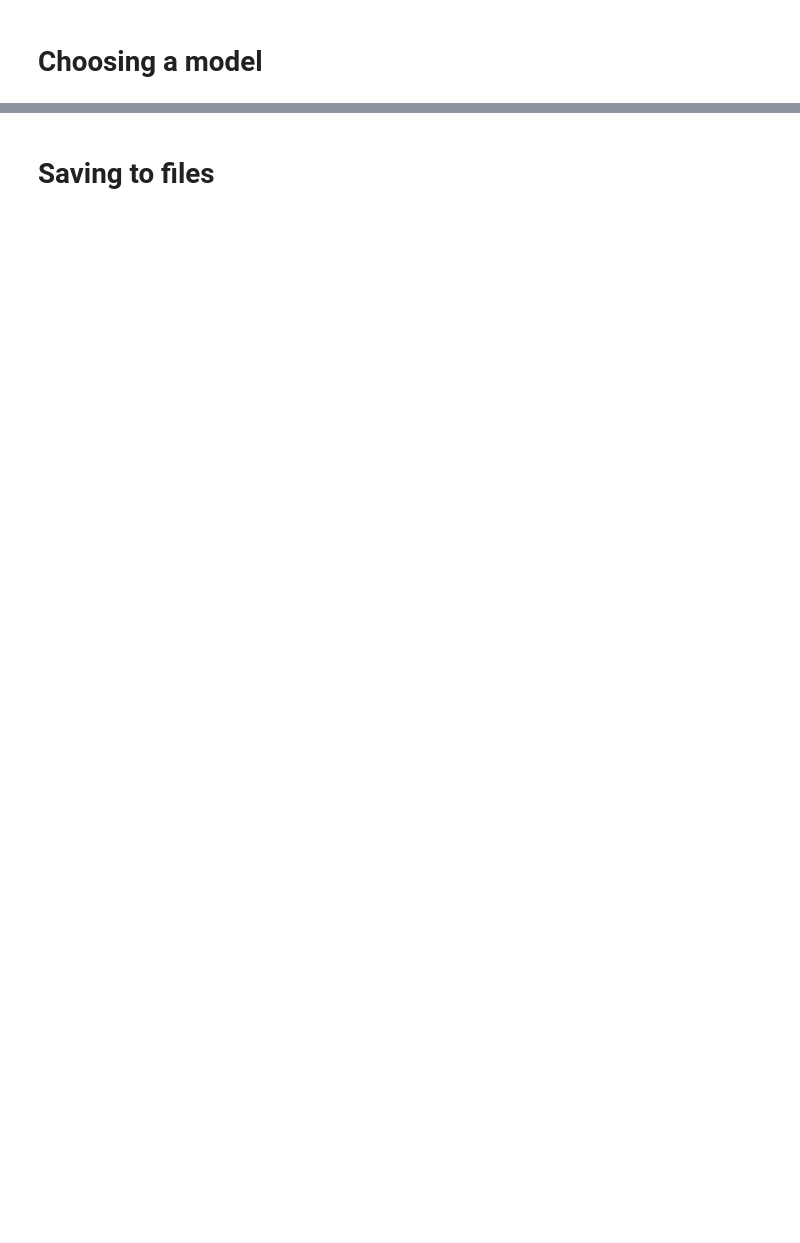
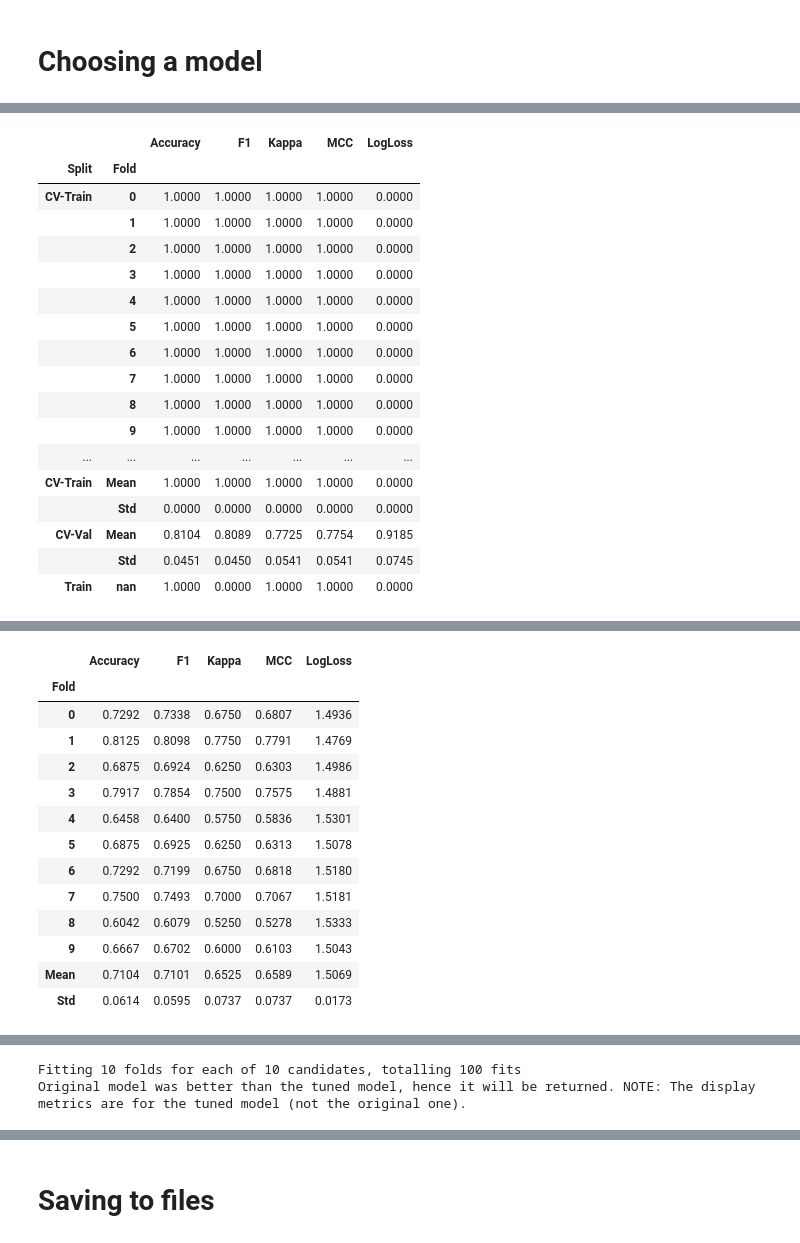
Before and after one commit to SimeonHristov99/ati, a Jupyter notebook: src/06_modelling04_pycaret_text_features.ipynb, the cells around one changed output, grey strips where cells are left out. Cells and saved outputs as stored; diff of their text form; code cells hidden in the pictures; blank space fills up the shorter version.

```diff
--- a/src/06_modelling04_pycaret_text_features.ipynb
+++ b/src/06_modelling04_pycaret_text_features.ipynb
@@ -149,0 +223,6 @@ final_ridge
+# %%
+et = create_model('et', return_train_score=True)
+tuned_lr = tune_model(et)
+final_et = s.finalize_model(et)
+final_et
+# %% [output]
@@ -149,0 +230,18 @@ final_ridge
+|  |  | Accuracy | F1 | Kappa | MCC | LogLoss |
+| Split | Fold |  |  |  |  |  |
+| CV-Train | 0 | 1.0000 | 1.0000 | 1.0000 | 1.0000 | 0.0000 |
+|  | 1 | 1.0000 | 1.0000 | 1.0000 | 1.0000 | 0.0000 |
+|  | 2 | 1.0000 | 1.0000 | 1.0000 | 1.0000 | 0.0000 |
+|  | 3 | 1.0000 | 1.0000 | 1.0000 | 1.0000 | 0.0000 |
+|  | 4 | 1.0000 | 1.0000 | 1.0000 | 1.0000 | 0.0000 |
+|  | 5 | 1.0000 | 1.0000 | 1.0000 | 1.0000 | 0.0000 |
+|  | 6 | 1.0000 | 1.0000 | 1.0000 | 1.0000 | 0.0000 |
+|  | 7 | 1.0000 | 1.0000 | 1.0000 | 1.0000 | 0.0000 |
+|  | 8 | 1.0000 | 1.0000 | 1.0000 | 1.0000 | 0.0000 |
+|  | 9 | 1.0000 | 1.0000 | 1.0000 | 1.0000 | 0.0000 |
+| ... | ... | ... | ... | ... | ... | ... |
+| CV-Train | Mean | 1.0000 | 1.0000 | 1.0000 | 1.0000 | 0.0000 |
+|  | Std | 0.0000 | 0.0000 | 0.0000 | 0.0000 | 0.0000 |
+| CV-Val | Mean | 0.8104 | 0.8089 | 0.7725 | 0.7754 | 0.9185 |
+|  | Std | 0.0451 | 0.0450 | 0.0541 | 0.0541 | 0.0745 |
+| Train | nan | 1.0000 | 0.0000 | 1.0000 | 1.0000 | 0.0000 |
@@ -149,0 +250,14 @@ final_ridge
+|  | Accuracy | F1 | Kappa | MCC | LogLoss |
+| Fold |  |  |  |  |  |
+| 0 | 0.7292 | 0.7338 | 0.6750 | 0.6807 | 1.4936 |
+| 1 | 0.8125 | 0.8098 | 0.7750 | 0.7791 | 1.4769 |
+| 2 | 0.6875 | 0.6924 | 0.6250 | 0.6303 | 1.4986 |
+| 3 | 0.7917 | 0.7854 | 0.7500 | 0.7575 | 1.4881 |
+| 4 | 0.6458 | 0.6400 | 0.5750 | 0.5836 | 1.5301 |
+| 5 | 0.6875 | 0.6925 | 0.6250 | 0.6313 | 1.5078 |
+| 6 | 0.7292 | 0.7199 | 0.6750 | 0.6818 | 1.5180 |
+| 7 | 0.7500 | 0.7493 | 0.7000 | 0.7067 | 1.5181 |
+| 8 | 0.6042 | 0.6079 | 0.5250 | 0.5278 | 1.5333 |
+| 9 | 0.6667 | 0.6702 | 0.6000 | 0.6103 | 1.5043 |
+| Mean | 0.7104 | 0.7101 | 0.6525 | 0.6589 | 1.5069 |
+| Std | 0.0614 | 0.0595 | 0.0737 | 0.0737 | 0.0173 |
@@ -149,0 +265,2 @@ final_ridge
+Fitting 10 folds for each of 10 candidates, totalling 100 fits
+Original model was better than the tuned model, hence it will be returned. NOTE: The display metrics are for the tuned model (not the original one).
```
Also changed, not shown: parts of 11 cells of this notebook.
